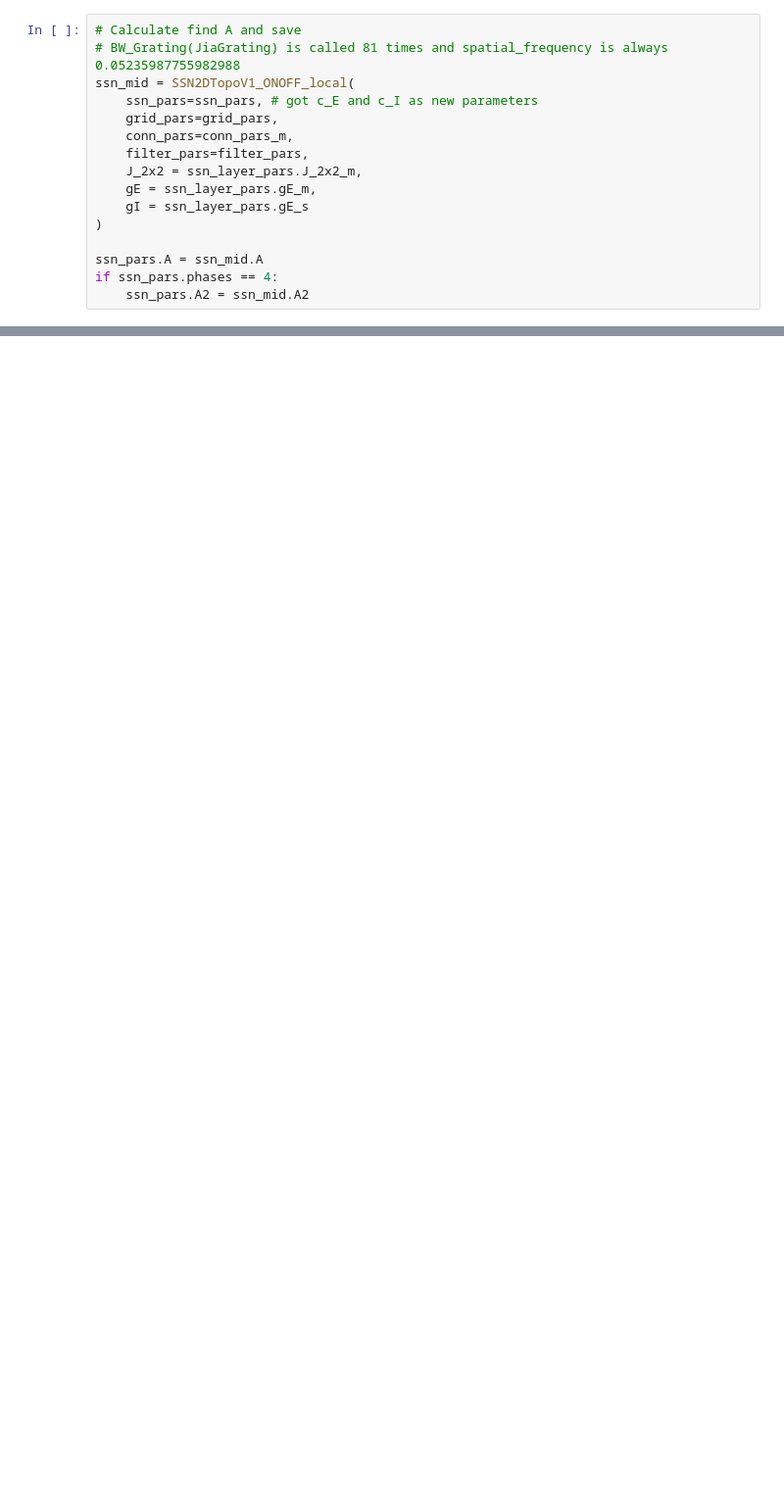
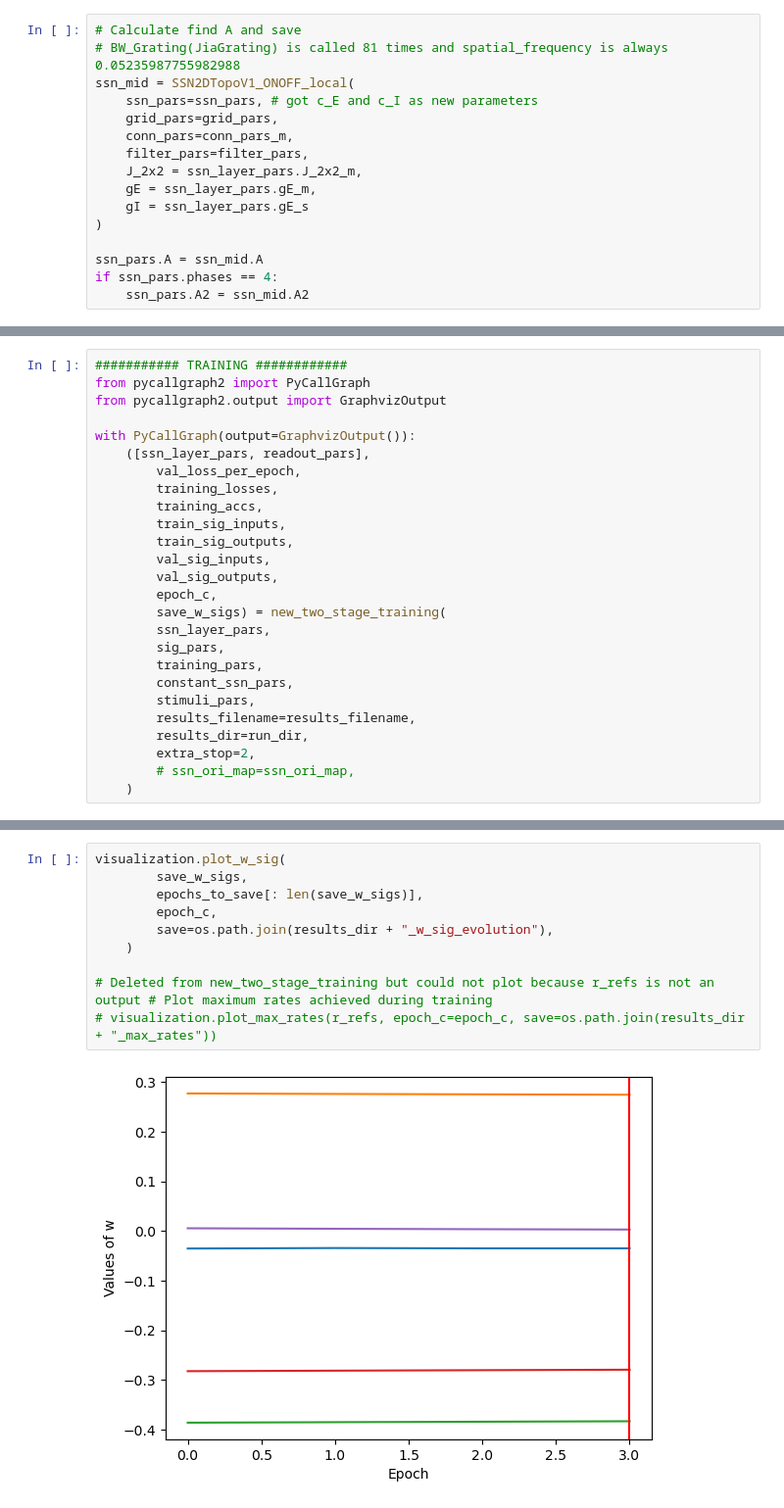
Before and after one commit to monikajozsa/SSN-VisualCortex, a Jupyter notebook: training_example.ipynb, the cells around one changed output, grey strips where cells are left out. Shown: that part at 98% size. Saved outputs shown, nothing was run; the diff lists cells and outputs as text; blank space fills up the shorter version.

Commit message:
updating changes related to the input

```diff
--- a/training_example.ipynb
+++ b/training_example.ipynb
@@ -200,0 +91,26 @@ TypeError: mul got incompatible shapes for broadcasting: (250,), (25,).
+# %%
+########### TRAINING ############
+from pycallgraph2 import PyCallGraph
+from pycallgraph2.output import GraphvizOutput
+
+with PyCallGraph(output=GraphvizOutput()):
+    ([ssn_layer_pars, readout_pars],
+        val_loss_per_epoch,
+        training_losses,
+        training_accs,
+        train_sig_inputs,
+        train_sig_outputs,
+        val_sig_inputs,
+        val_sig_outputs,
+        epoch_c,
+        save_w_sigs) = new_two_stage_training(
+        ssn_layer_pars,
+        sig_pars,
+        training_pars,
+        constant_ssn_pars,
+        stimuli_pars,
+        results_filename=results_filename,
+        results_dir=run_dir,
+        extra_stop=2,
+        # ssn_ori_map=ssn_ori_map,
+    )
@@ -200,0 +171,12 @@ TypeError: mul got incompatible shapes for broadcasting: (250,), (25,).
+# %%
+visualization.plot_w_sig(
+        save_w_sigs,
+        epochs_to_save[: len(save_w_sigs)],
+        epoch_c,
+        save=os.path.join(results_dir + "_w_sig_evolution"),
+    )
+
+# Deleted from new_two_stage_training but could not plot because r_refs is not an output # Plot maximum rates achieved during training
+# visualization.plot_max_rates(r_refs, epoch_c=epoch_c, save=os.path.join(results_dir + "_max_rates"))
+# %% [output]
+[figure, added]
```
Also changed, not shown: parts of 11 cells of this notebook, 7 other files.
